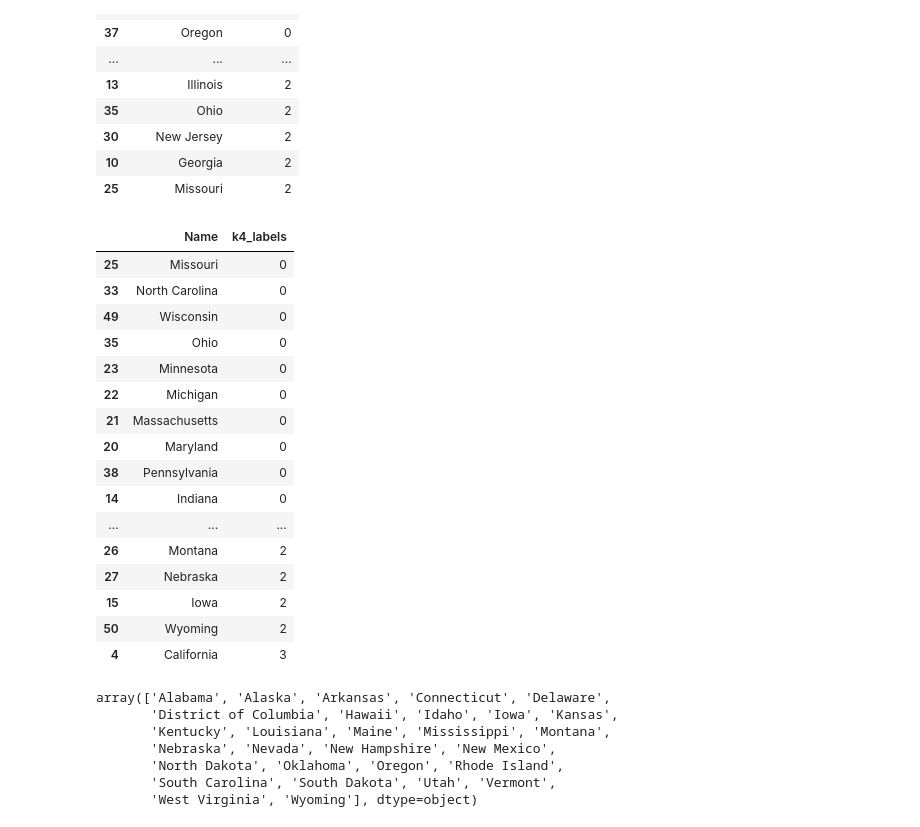
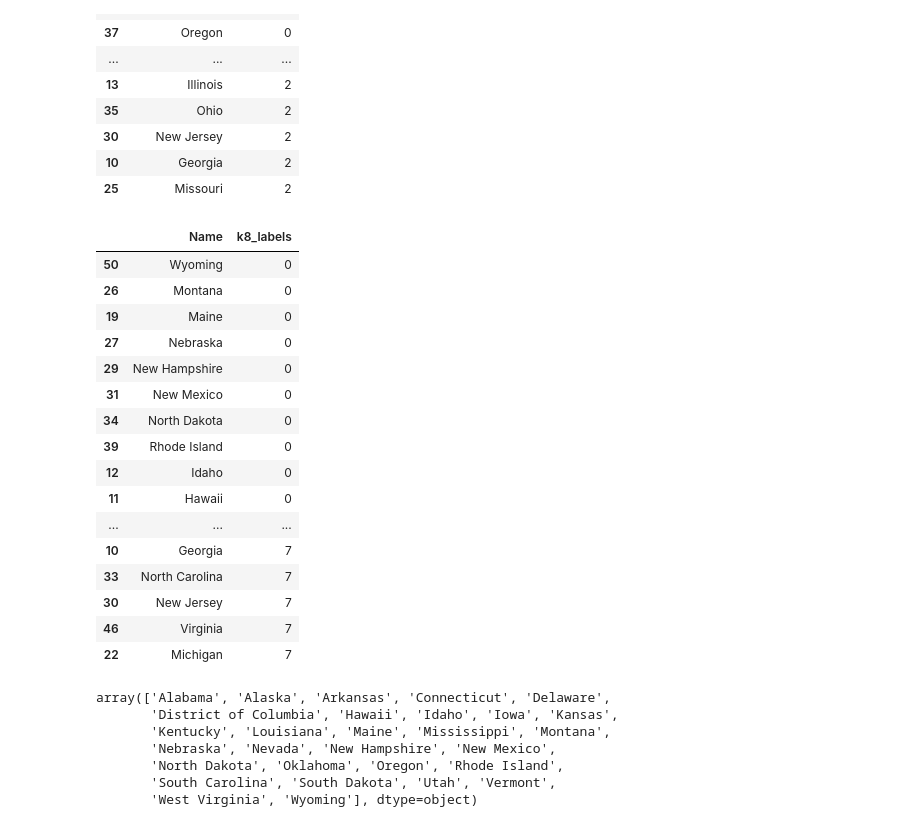
Before and after one commit to mrhartnett10/Covid19-Clustering-Demographic-Analysis-Group-Project, a Jupyter notebook: modeling_evaluation.ipynb, the cells around one changed output. Saved outputs shown, nothing was run; the diff lists cells and outputs as text; code cells hidden in the pictures.

```diff
--- a/modeling_evaluation.ipynb
+++ b/modeling_evaluation.ipynb
@@ -142,7 +148,12 @@ round(silhouette_score(X, k3_labels),2)
 ### Clustering Kmeans -  n_clusters = 4
 # %%
 # Data for clustering
-X = dmf.drop(columns = ['Name', 'Postal Code'])
+X = dmf[['Area size', 'Population size',
+       'Population density', 'Senior Population', 'Young Population',
+       'Male Population', 'White Population', 'Africa-American Population',
+       'Hispanic population', 'Internet access', 'High school degree',
+       'Bachelor degrees', 'Median household income', 'Poverty rate',
+       'Uninsured', 'Household size', 'House Owner']]
 
 #fit the data
 model = KMeans(n_clusters=4)
@@ -192,7 +203,12 @@ round(silhouette_score(X, k4_labels),2)
 ### Clustering Kmeans -  n_clusters = 6
 # %%
 # Data for clustering
-X = dmf.drop(columns = ['Name', 'Postal Code'])
+X = dmf[['Area size', 'Population size',
+       'Population density', 'Senior Population', 'Young Population',
+       'Male Population', 'White Population', 'Africa-American Population',
+       'Hispanic population', 'Internet access', 'High school degree',
+       'Bachelor degrees', 'Median household income', 'Poverty rate',
+       'Uninsured', 'Household size', 'House Owner']]
 
 #fit the data
 model = KMeans(n_clusters=6)
@@ -244,7 +260,12 @@ round(silhouette_score(X, k3_labels),2)
 ### Clustering Kmeans -  n_clusters = 8
 # %%
 # Data for clustering
-X = dmf.drop(columns = ['Name', 'Postal Code'])
+X = dmf[['Area size', 'Population size',
+       'Population density', 'Senior Population', 'Young Population',
+       'Male Population', 'White Population', 'Africa-American Population',
+       'Hispanic population', 'Internet access', 'High school degree',
+       'Bachelor degrees', 'Median household income', 'Poverty rate',
+       'Uninsured', 'Household size', 'House Owner']]
 
 #fit the data
 model = KMeans(n_clusters=8)
@@ -298,7 +319,12 @@ round(silhouette_score(X, k8_labels),2)
 ### Clustering Kmeans -  n_clusters = 10
 # %%
 # Data for clustering
-X = dmf.drop(columns = ['Name', 'Postal Code'])
+X = dmf[['Area size', 'Population size',
+       'Population density', 'Senior Population', 'Young Population',
+       'Male Population', 'White Population', 'Africa-American Population',
+       'Hispanic population', 'Internet access', 'High school degree',
+       'Bachelor degrees', 'Median household income', 'Poverty rate',
+       'Uninsured', 'Household size', 'House Owner']]
 
 #fit the data
 model = KMeans(n_clusters=10)
@@ -393,25 +419,25 @@ dmf[['Name','k3_labels']].sort_values('k3_labels')
 | 10 | Georgia | 2 |
 | 25 | Missouri | 2 |
 # %%
-dmf[['Name','k4_labels']].sort_values('k4_labels')
+dmf[['Name','k8_labels']].sort_values('k8_labels')
 # %% [output]
-|  | Name | k4_labels |
-| 25 | Missouri | 0 |
-| 33 | North Carolina | 0 |
-| 49 | Wisconsin | 0 |
-| 35 | Ohio | 0 |
-| 23 | Minnesota | 0 |
-| 22 | Michigan | 0 |
-| 21 | Massachusetts | 0 |
-| 20 | Maryland | 0 |
-| 38 | Pennsylvania | 0 |
-| 14 | Indiana | 0 |
+|  | Name | k8_labels |
+| 50 | Wyoming | 0 |
+| 26 | Montana | 0 |
+| 19 | Maine | 0 |
+| 27 | Nebraska | 0 |
+| 29 | New Hampshire | 0 |
+| 31 | New Mexico | 0 |
+| 34 | North Dakota | 0 |
+| 39 | Rhode Island | 0 |
+| 12 | Idaho | 0 |
+| 11 | Hawaii | 0 |
 | ... | ... | ... |
-| 26 | Montana | 2 |
-| 27 | Nebraska | 2 |
-| 15 | Iowa | 2 |
-| 50 | Wyoming | 2 |
-| 4 | California | 3 |
+| 10 | Georgia | 7 |
+| 33 | North Carolina | 7 |
+| 30 | New Jersey | 7 |
+| 46 | Virginia | 7 |
+| 22 | Michigan | 7 |
 # %%
 dmf[dmf['k3_labels']== 0]['Name'].values
 # %% [output]
```
Also changed, not shown: parts of 22 cells of this notebook, 1 other file.
